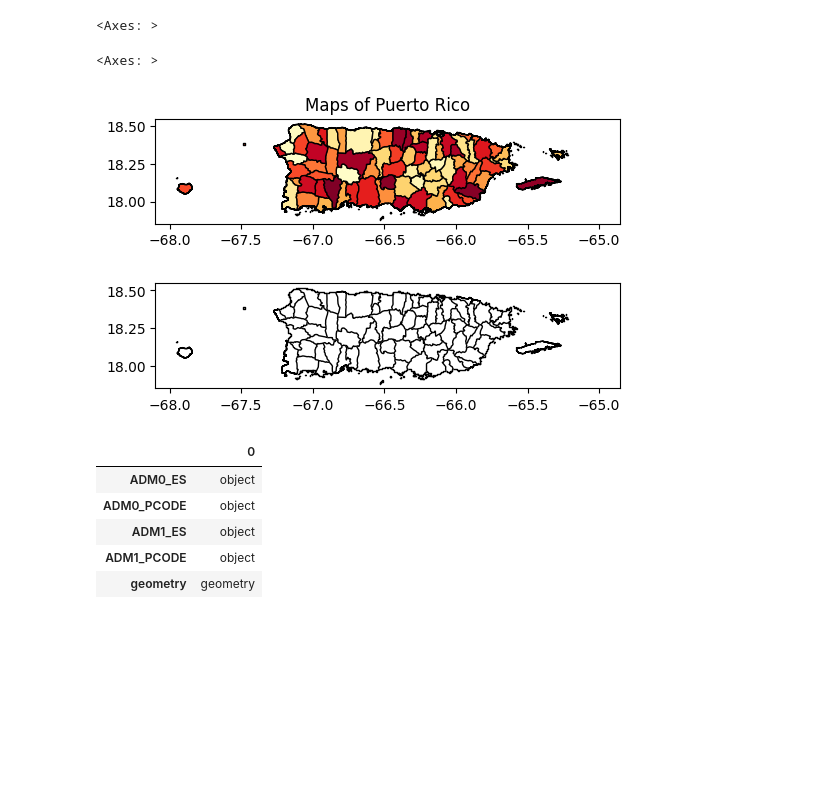
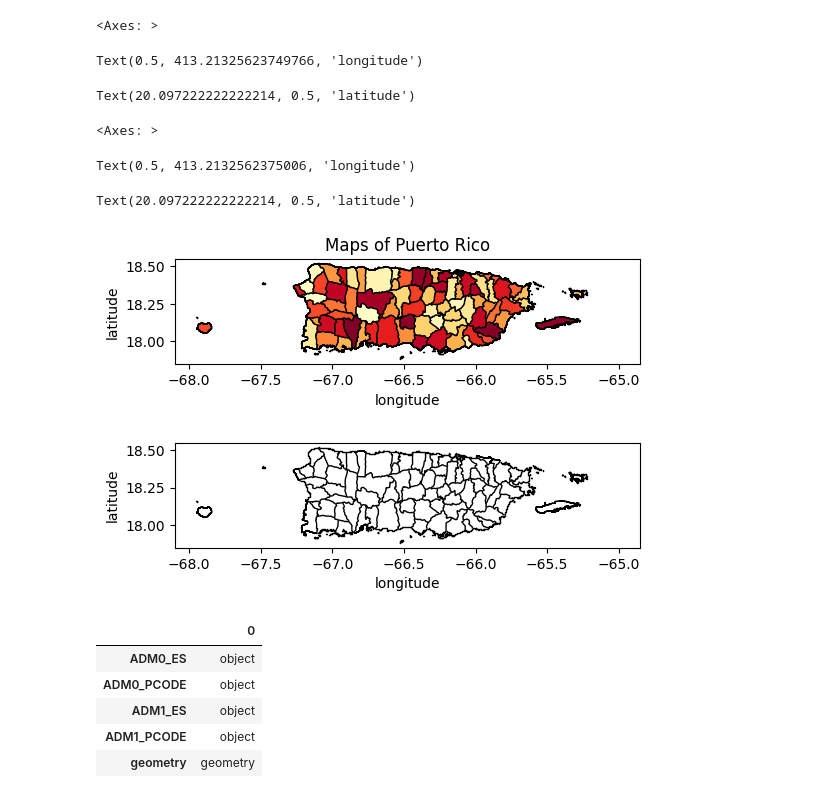
Before and after one commit to Venettov/Riveraruiz_GIS, a Jupyter notebook: PS0_Test.ipynb, the cells around one changed output. Saved outputs shown, nothing was run; the diff lists cells and outputs as text; code cells hidden in the pictures; blank space fills up the shorter version.

```diff
--- a/PS0_Test.ipynb
+++ b/PS0_Test.ipynb
@@ -53,21 +53,31 @@ prC1=gpd.read_file('original/pri_admbndl_ALL_2019.shp') #load the shapefile with
 # %%
 #prC0.plot()
 fig, ax = plt.subplots(1, figsize=(6,10))
 prC0.plot(ax=ax,legend=False,cmap='YlOrRd',k=5,
          edgecolor='black',linewidth=1) #
 
 ax.title.set_text("Maps of Puerto Rico")
+ax.set_xlabel('''longitude''')
+ax.set_ylabel('''latitude''')
+
 
 fig1, ax = plt.subplots(1, figsize=(6,10))
 prC1.plot(ax=ax,legend=False,cmap='YlOrRd',k=5,
          edgecolor='black',linewidth=1) #
+ax.set_xlabel('''longitude''')
+ax.set_ylabel('''latitude''')
+
 
 #prC1.plot()
 # %% [output]
 <Axes: >
-<Axes: >
+Text(0.5, 413.21325623749766, 'longitude')
+Text(20.097222222222214, 0.5, 'latitude')
+<Axes: >
+Text(0.5, 413.2132562375006, 'longitude')
+Text(20.097222222222214, 0.5, 'latitude')
-[figure, old version]
+[figure, new version]
-[figure, old version]
+[figure, new version]
 # %%
 prC0.dtypes
 #prC0.head()
```
Also changed, not shown: parts of 1 cell of this notebook.
